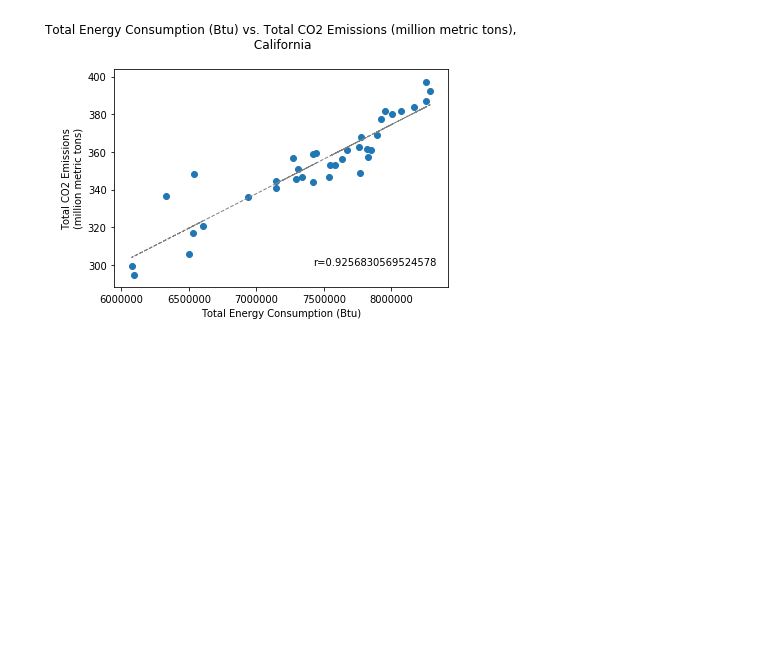
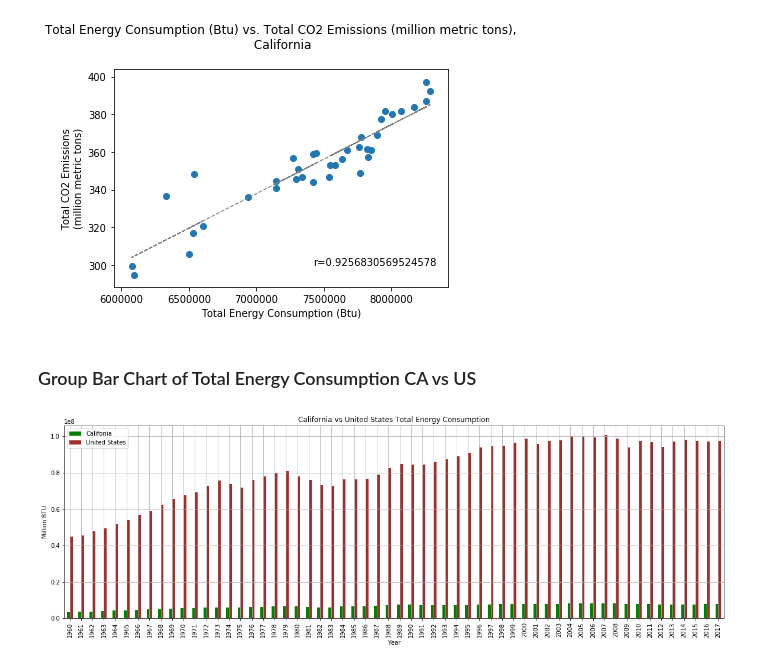
Before and after one commit to david-kishi/US_Energy_Consumption_Analysis, a Jupyter notebook: Analysis/Energy Consumption and CO2 Emission Analysis.ipynb, the cells around one changed output. Saved outputs shown, nothing was run; the diff lists cells and outputs as text; code cells hidden in the pictures; blank space fills up the shorter version.

```diff
--- a/Analysis/Energy Consumption and CO2 Emission Analysis.ipynb
+++ b/Analysis/Energy Consumption and CO2 Emission Analysis.ipynb
@@ -130,3 +130,19 @@ plt.annotate(f"r={r_value}", (275,60), xycoords='figure points')
 plt.show()
 # %% [output]
 [figure]
+# %% [markdown]
+### Group Bar Chart of Total Energy Consumption CA vs US
+# %%
+TEC_CAvsUS = TETC_CA_df[['Year','TETCB_CA']]
+TEC_CAvsUS = TEC_CAvsUS.merge(TETC_US_df[['Year','TETCB_US']], how ='left')
+TEC_CAvsUS = TEC_CAvsUS.set_index('Year')
+TEC_CAvsUS = TEC_CAvsUS.sort_values('Year')
+ax = TEC_CAvsUS.plot(kind='bar', figsize=(20,6),color=['green', 'brown'])
+plt.title('California vs United States Total Energy Consumption')
+plt.legend(['Califonia','United States'])
+plt.xlabel('Year')
+plt.ylabel('Million BTU')
+plt.grid(axis='both')
+plt.show()
+# %% [output]
+[figure, added]
```
Also changed, not shown: parts of 10 cells of this notebook.
